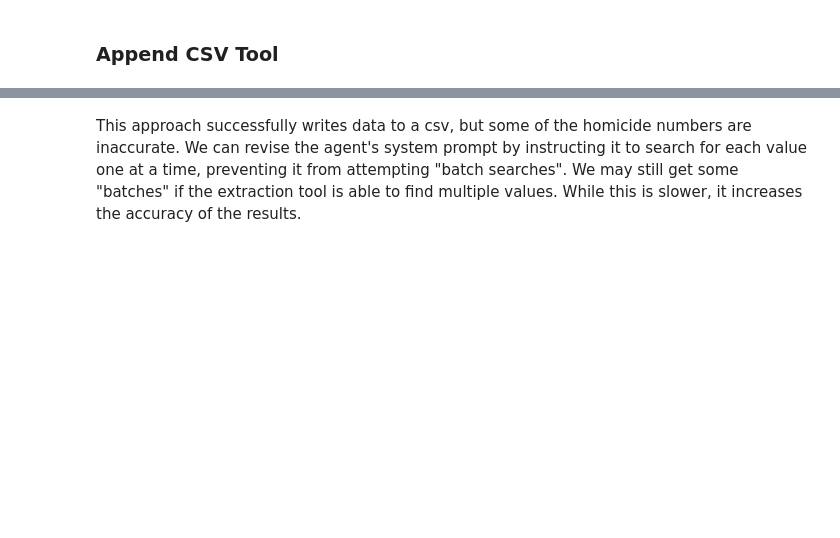
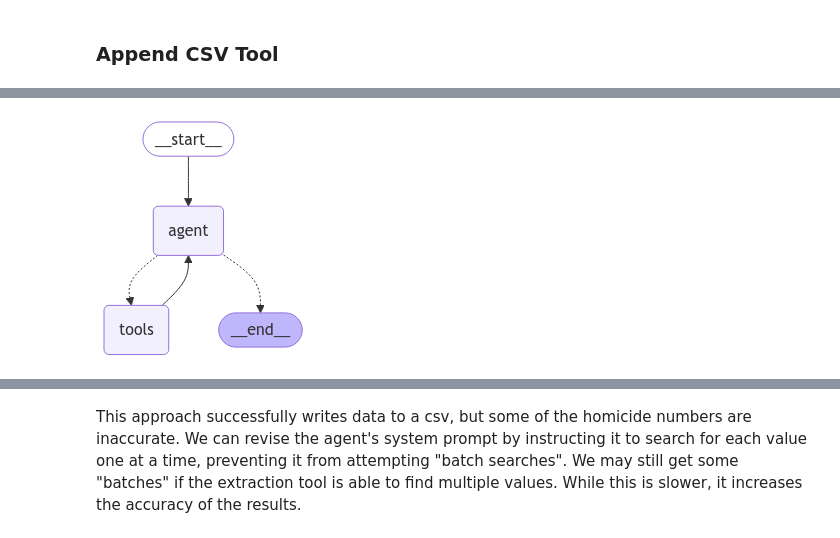
Before and after one commit to jamesweiland/homicide-statistics-agent, a Jupyter notebook: homicide_statistics_agent-checkpoint.ipynb, the cells around one changed output, grey strips where cells are left out. Saved outputs shown, nothing was run; the diff lists cells and outputs as text; code cells hidden in the pictures; blank space fills up the shorter version.

```diff
--- a/homicide_statistics_agent-checkpoint.ipynb
+++ b/homicide_statistics_agent-checkpoint.ipynb
@@ -36,6 +36,8 @@ class City(BaseModel):
     homicides: Optional[dict[int, int]] = Field(
         default=None, description="A dictionary with years as keys, and the homicide count as values"
     )
+
+city_schema = str(City.model_json_schema())
 # %% [markdown]
 # Defining Tools for Agents to Use
 # %% [markdown]
@@ -149,19 +151,20 @@ def revise_extracted_information(old_city: str, new_city: str) -> str:
 # %%
 @tool
 def write_csv(data: str, filename: str, years: list[int]):
-    """
-    Writes the data to a csv file. This function should only be called the first time the Writer acts.
+    """ Writes the data to a csv file. This function should only be called the first time the Writer acts.
     Data should only be written to a csv until the caller has made multiple attempts to revise and fill in any
     NaN/null/None values in the data.
 
     Args:
 
     data (str): a string that represents a list of JSON-formatted strings that follow the City schema.
+    data must follow the City schema.
 
     filename (str): the name of the file.
 
     years (list[int]): the relevant years.
     """
+
     city_json = json.loads(data)
     with open(filename, 'w') as file:
         writer = csv.writer(file)
@@ -269,3 +294,50 @@ display(Image(graph.get_graph().draw_mermaid_png()))
+# %%
+class State(TypedDict):
+    messages: Annotated[list, add_messages]
+
+graph_builder = StateGraph(State)
+
+agent_template = f"""
+You are an agent tasked with searching the internet for homicide numbers of various cities across some years.
+Each time you are requested to find a number of homicides for some cities across a range of years, strictly follow these steps:\n
+1. Turn the user's request into one or more search-engine-friendly queries, and use these queries to search the internet.\n
+2. Extract relevant information from the search results. If a value is not explicitly stated, do not extract it -- only extract values you are certain of.
+If you do not know a value, leave that value as null.\n
+3. If there is still missing information, create a refined search-engine-friendly query to search the internet with. Extract relevant information from these results.
+If the information is still missing, revise your search-engine-friendly query by using synonyms and similar phrases, while preserving the semantics of the original request.\n
+4. Repeat step 3 until there is no missing information. Do not proceed until all values have been found.\n
+5. Once all values have been found, write the values to a csv. The data provided to write_csv must follow a specific schema.
+The City schema is as follows:\n {city_schema.replace('{', '{{').replace('}', '}}')}
+"""
+
+agent_prompt = ChatPromptTemplate.from_messages([
+    ("system", agent_template),
+    ("human", "{user_input}")
+])
+
+tools = [search_web, write_csv]
+
+llm = ChatOpenAI(model="gpt-4o").bind_tools(tools)
+chain = agent_prompt | llm
+
+def agent(state: State):
+    return {"messages": chain.invoke(state["messages"])}
+graph_builder.add_node("agent", agent)
+
+
+tool_node = ToolNode(tools=tools)
+graph_builder.add_node("tools", tool_node)
+graph_builder.add_conditional_edges(
+    "agent",
+    tools_condition,
+)
+graph_builder.add_edge("tools", "agent") # any time a tool is used, we want to return to the agent
+graph_builder.add_edge(START, "agent")
+graph = graph_builder.compile()
+
+display(Image(graph.get_graph().draw_mermaid_png()))
+# %% [output]
+[figure, added]
 # %%
 for s in graph.stream(
     {
```
Also changed, not shown: parts of 7 cells of this notebook, 1 other file.
